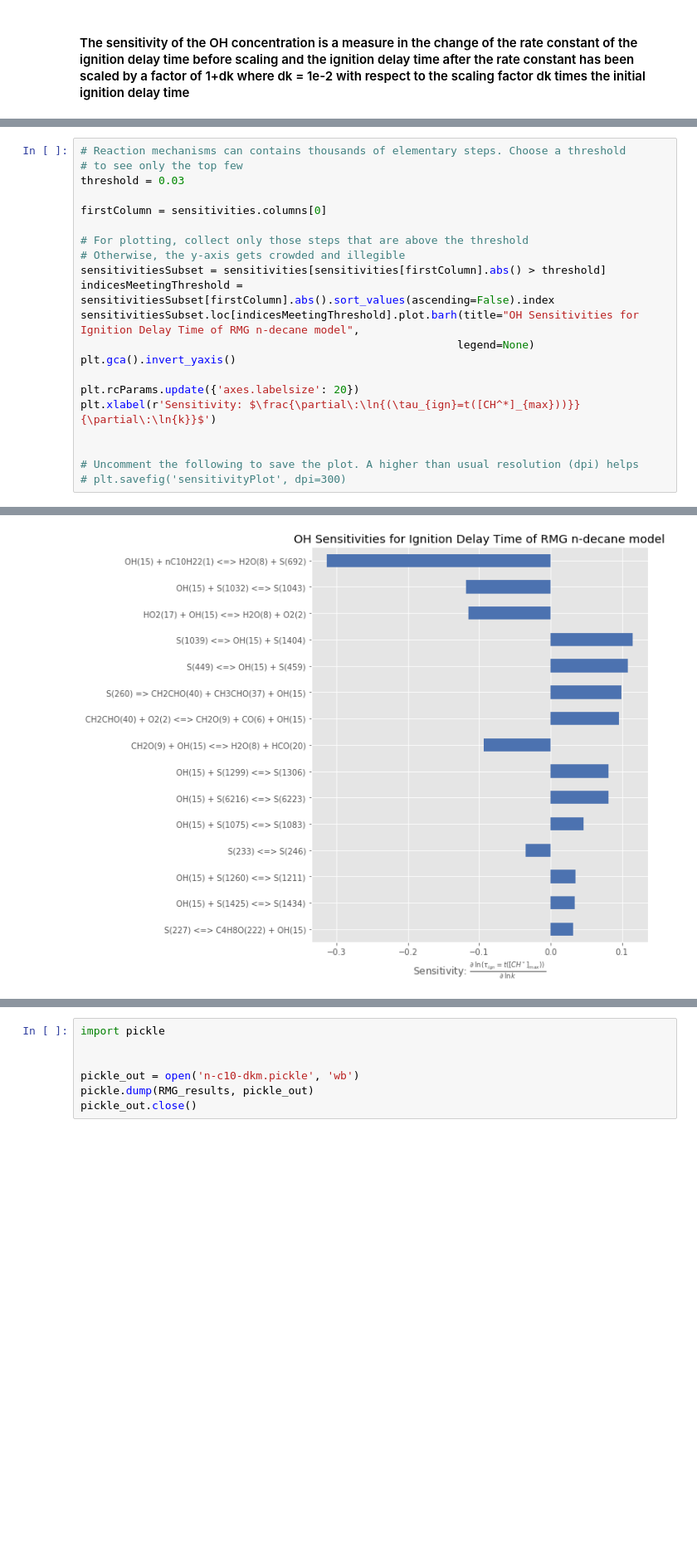
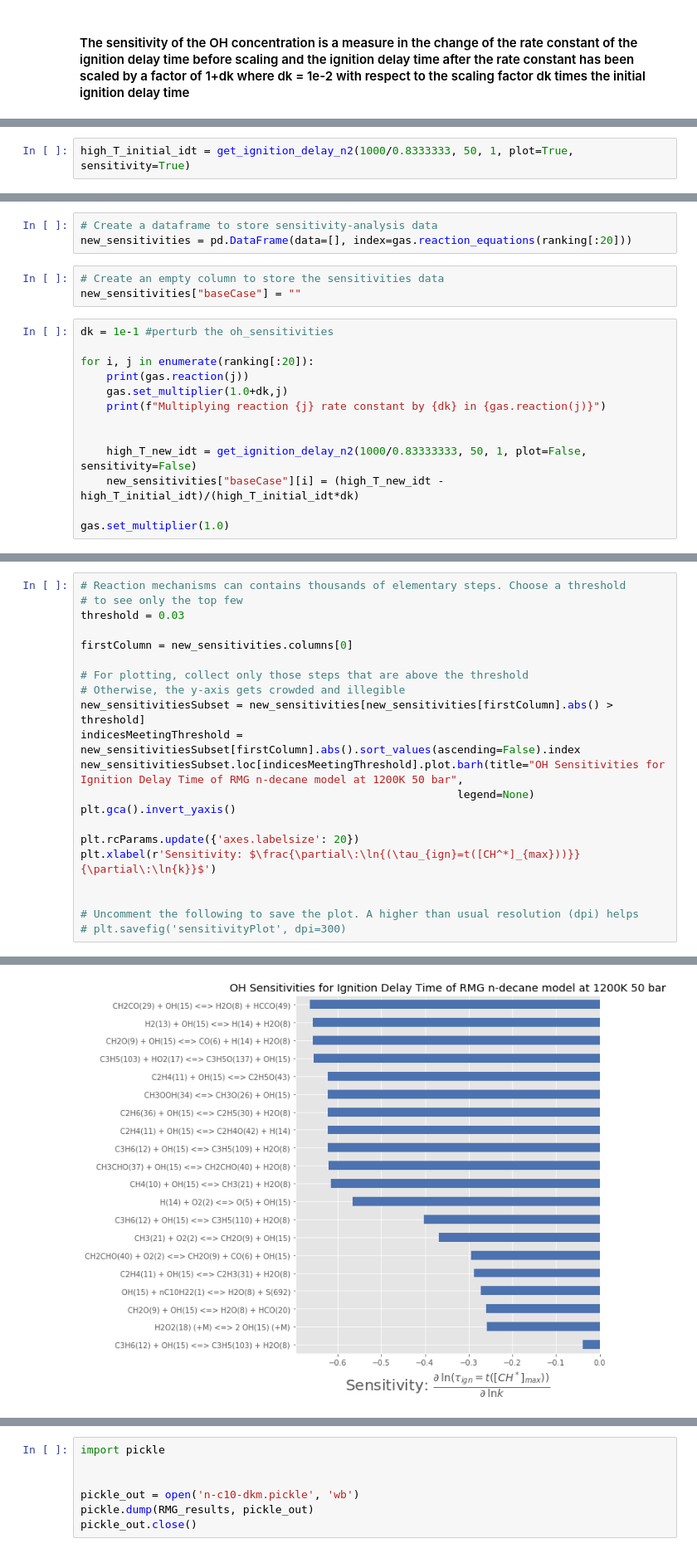
Before and after one commit to ajuluc/GTL, a Jupyter notebook: nc10/RMG_ignition_delay_nc10_no_lowT.ipynb, the cells around one changed output, grey strips where cells are left out. Shown at 83% size. Drawn from its saved outputs; the diff is of its cells as text; blank space fills up the shorter version.

Commit message:
Changes to the brute-force sensitivity analysis

```diff
--- a/nc10/RMG_ignition_delay_nc10_no_lowT.ipynb
+++ b/nc10/RMG_ignition_delay_nc10_no_lowT.ipynb
@@ -398,0 +490,2 @@ sensitivities.head()
+# %%
+high_T_initial_idt = get_ignition_delay_n2(1000/0.8333333, 50, 1, plot=True, sensitivity=True)
@@ -398,0 +511,19 @@ sensitivities.head()
+# %%
+# Create a dataframe to store sensitivity-analysis data
+new_sensitivities = pd.DataFrame(data=[], index=gas.reaction_equations(ranking[:20]))
+# %%
+# Create an empty column to store the sensitivities data
+new_sensitivities["baseCase"] = ""
+# %%
+dk = 1e-1 #perturb the oh_sensitivities
+
+for i, j in enumerate(ranking[:20]):
+    print(gas.reaction(j))
+    gas.set_multiplier(1.0+dk,j)
+    print(f"Multiplying reaction {j} rate constant by {dk} in {gas.reaction(j)}")
+
+
+    high_T_new_idt = get_ignition_delay_n2(1000/0.83333333, 50, 1, plot=False, sensitivity=False)
+    new_sensitivities["baseCase"][i] = (high_T_new_idt - high_T_initial_idt)/(high_T_initial_idt*dk)
+
+gas.set_multiplier(1.0)
@@ -399,24 +568,24 @@ sensitivities.head()
 # %%
 # Reaction mechanisms can contains thousands of elementary steps. Choose a threshold
 # to see only the top few
 threshold = 0.03
 
-firstColumn = sensitivities.columns[0]
+firstColumn = new_sensitivities.columns[0]
 
 # For plotting, collect only those steps that are above the threshold
 # Otherwise, the y-axis gets crowded and illegible
-sensitivitiesSubset = sensitivities[sensitivities[firstColumn].abs() > threshold]
-indicesMeetingThreshold = sensitivitiesSubset[firstColumn].abs().sort_values(ascending=False).index
-sensitivitiesSubset.loc[indicesMeetingThreshold].plot.barh(title="OH Sensitivities for Ignition Delay Time of RMG n-decane model",
+new_sensitivitiesSubset = new_sensitivities[new_sensitivities[firstColumn].abs() > threshold]
+indicesMeetingThreshold = new_sensitivitiesSubset[firstColumn].abs().sort_values(ascending=False).index
+new_sensitivitiesSubset.loc[indicesMeetingThreshold].plot.barh(title="OH Sensitivities for Ignition Delay Time of RMG n-decane model at 1200K 50 bar",
                                                           legend=None)
 plt.gca().invert_yaxis()
 
 plt.rcParams.update({'axes.labelsize': 20})
 plt.xlabel(r'Sensitivity: $\frac{\partial\:\ln{(\tau_{ign}=t([CH^*]_{max}))}}{\partial\:\ln{k}}$')
 
 
 # Uncomment the following to save the plot. A higher than usual resolution (dpi) helps
 # plt.savefig('sensitivityPlot', dpi=300)
 # %% [output]
 Text(0.5, 0, 'Sensitivity: $\\frac{\\partial\\:\\ln{(\\tau_{ign}=t([CH^*]_{max}))}}{\\partial\\:\\ln{k}}$')
-[figure, old version]
+[figure, new version]
```
Also changed, not shown: parts of 29 cells of this notebook.
